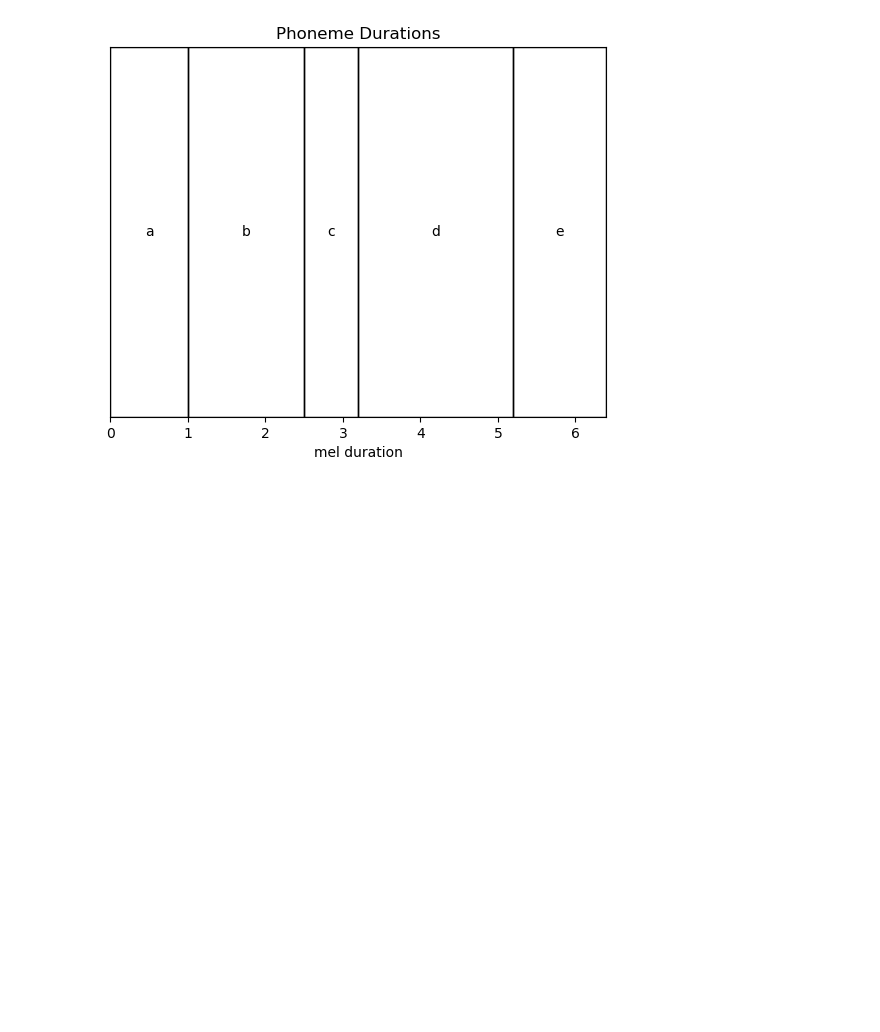
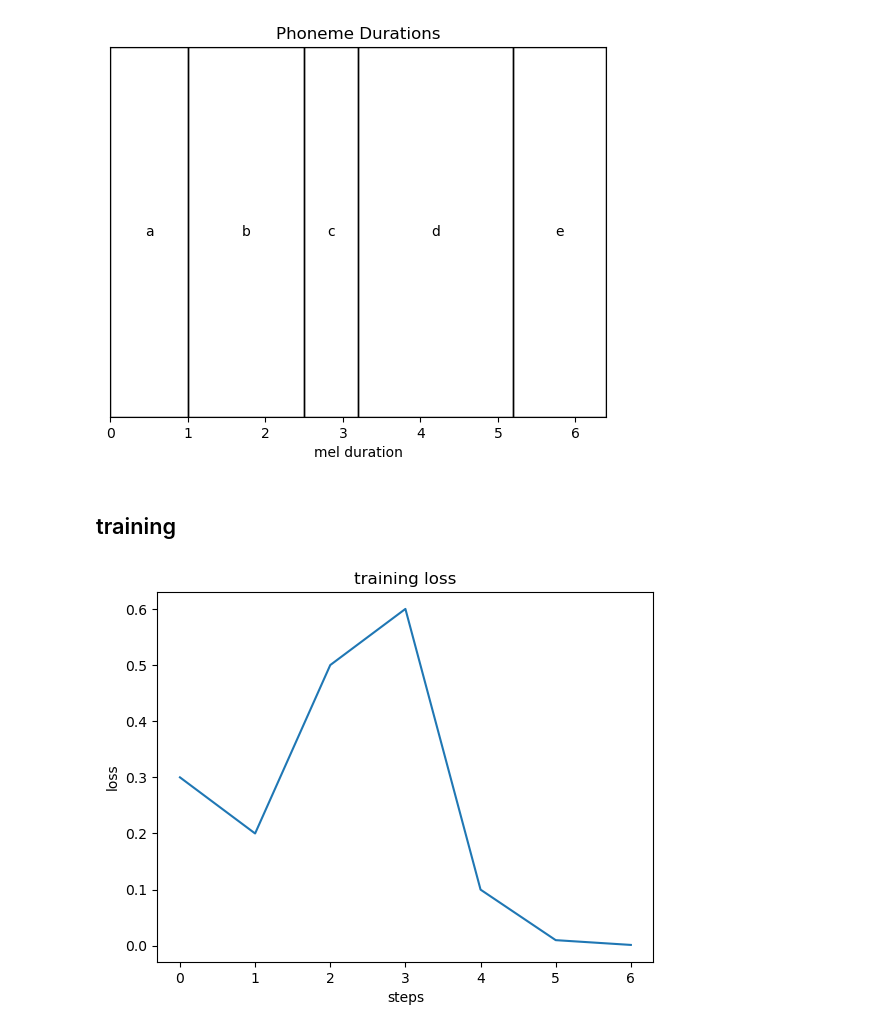
Before and after one commit to ahadjawaid/fastspeech, a Jupyter notebook: nbs/03_visualize.ipynb, the cells around one changed output. Drawn from its saved outputs; the diff is of its cells as text; code cells hidden in the pictures; blank space fills up the shorter version.

Commit message:
added plot_loss

```diff
--- a/nbs/03_visualize.ipynb
+++ b/nbs/03_visualize.ipynb
@@ -87,6 +87,21 @@ durations = [1.0, 1.5, 0.7, 2.0, 1.2]
 plot_phoneme_durations(phonemes, durations)
 # %% [output]
 [figure]
+# %% [markdown]
+## training
+# %%
+#| export
+def plot_loss(loss: list, # The list containing loss measurements
+              title: str="training"): # Which set of loss you are plotting
+    plt.plot(loss)
+    plt.title(f"{title} loss")
+    plt.xlabel("steps")
+    plt.ylabel("loss")
+# %%
+loss = [0.3, 0.2, 0.5, 0.6, 0.1, 0.01, 0.0015]
+plot_loss(loss)
+# %% [output]
+[figure, added]
 # %%
 #| hide
 import nbdev; nbdev.nbdev_export()
```
Also changed, not shown: 2 other files.
